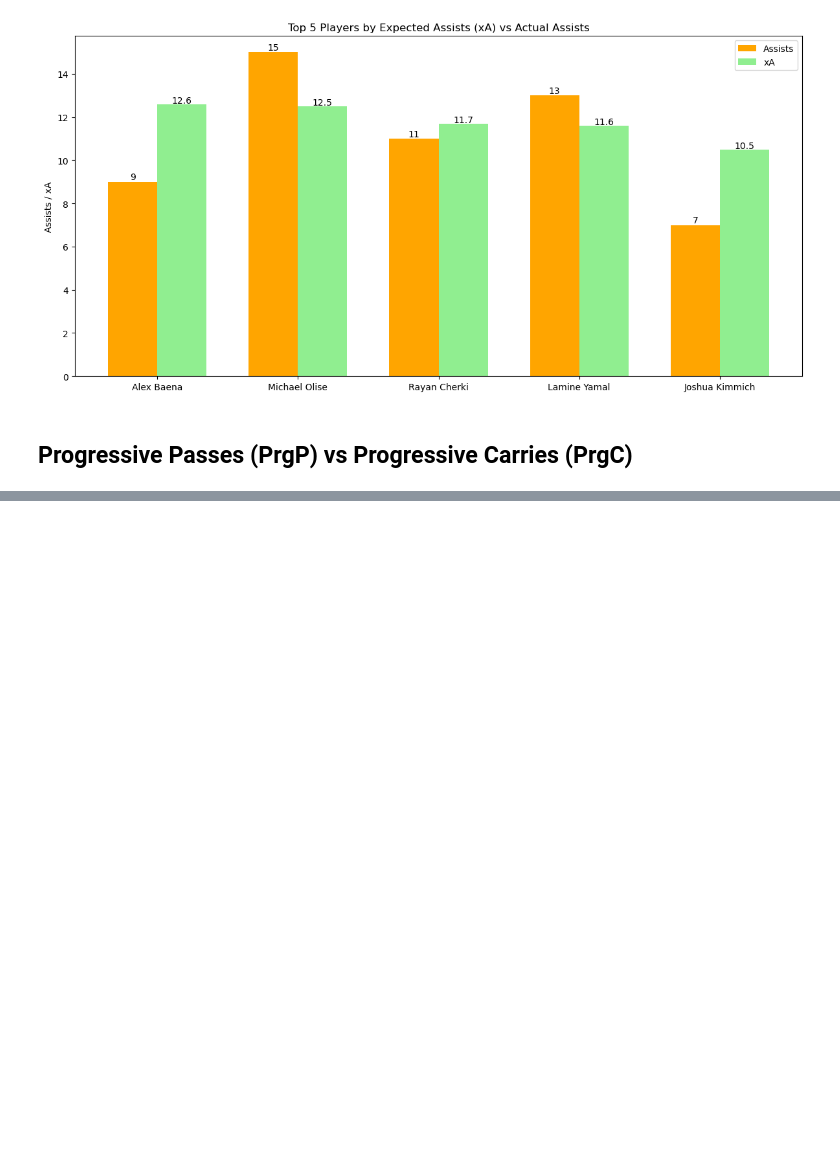
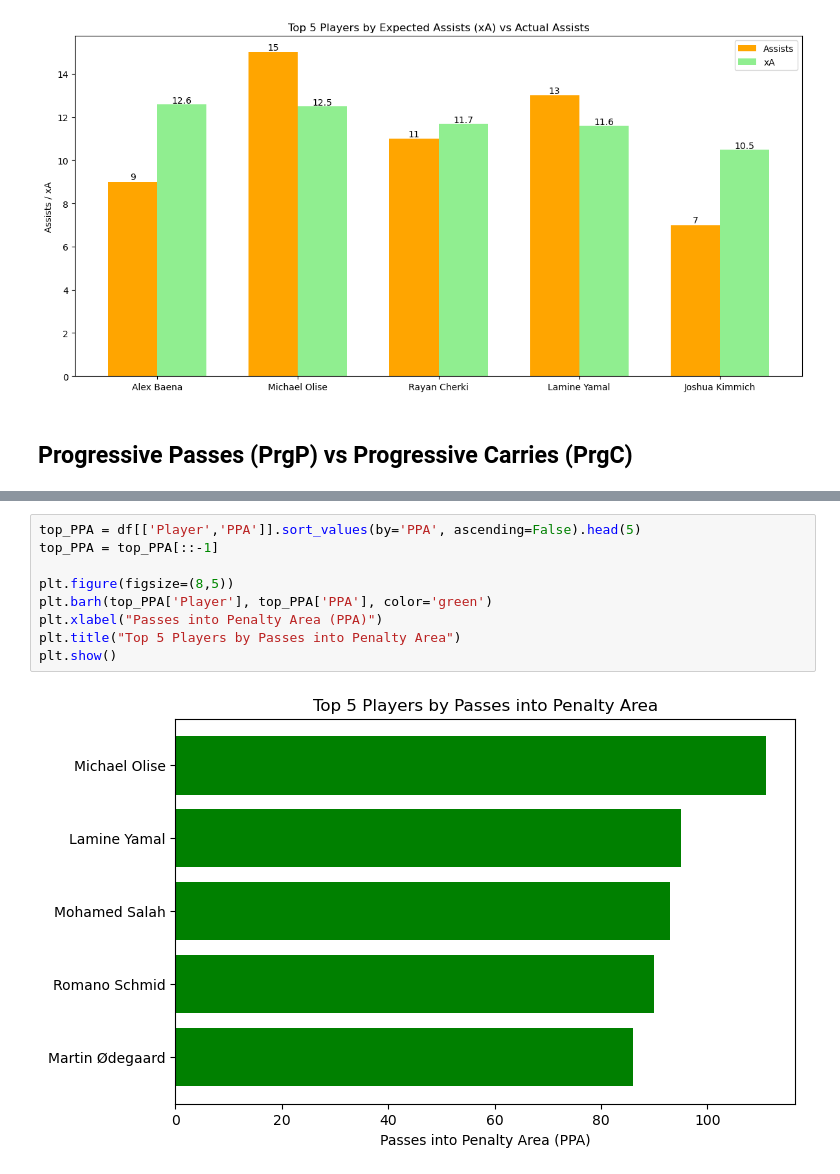
Before and after one commit to Hamza-rami/football-stats-analytics, a Jupyter notebook: project4.ipynb, the cells around one changed output, grey strips where cells are left out. Drawn from its saved outputs; the diff is of its cells as text; blank space fills up the shorter version.

```diff
--- a/project4.ipynb
+++ b/project4.ipynb
@@ -91,0 +84,11 @@ KeyError: 'PrgP'
+# %%
+top_PPA = df[['Player','PPA']].sort_values(by='PPA', ascending=False).head(5)
+top_PPA = top_PPA[::-1]
+
+plt.figure(figsize=(8,5))
+plt.barh(top_PPA['Player'], top_PPA['PPA'], color='green')
+plt.xlabel("Passes into Penalty Area (PPA)")
+plt.title("Top 5 Players by Passes into Penalty Area")
+plt.show()
+# %% [output]
+[figure, added]
```
Also changed, not shown: parts of 3 cells of this notebook, 2 other files.
